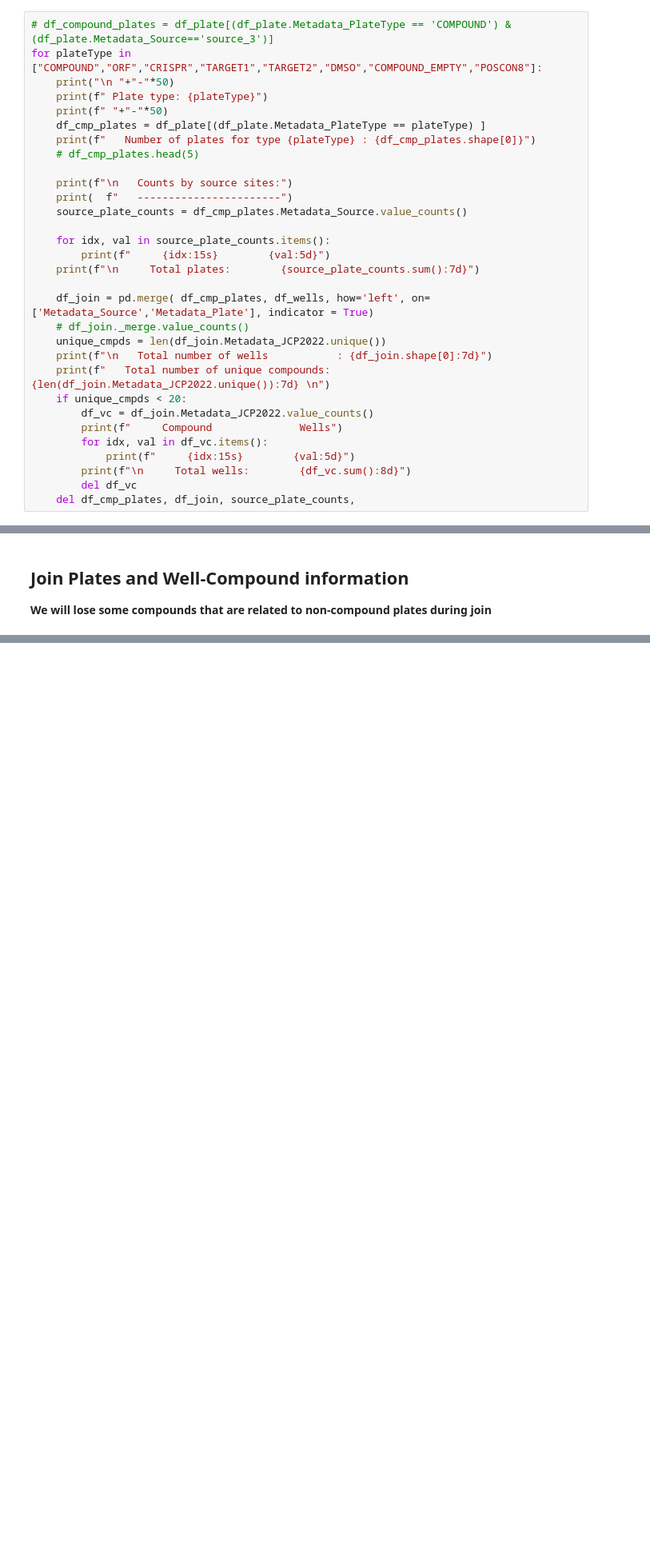
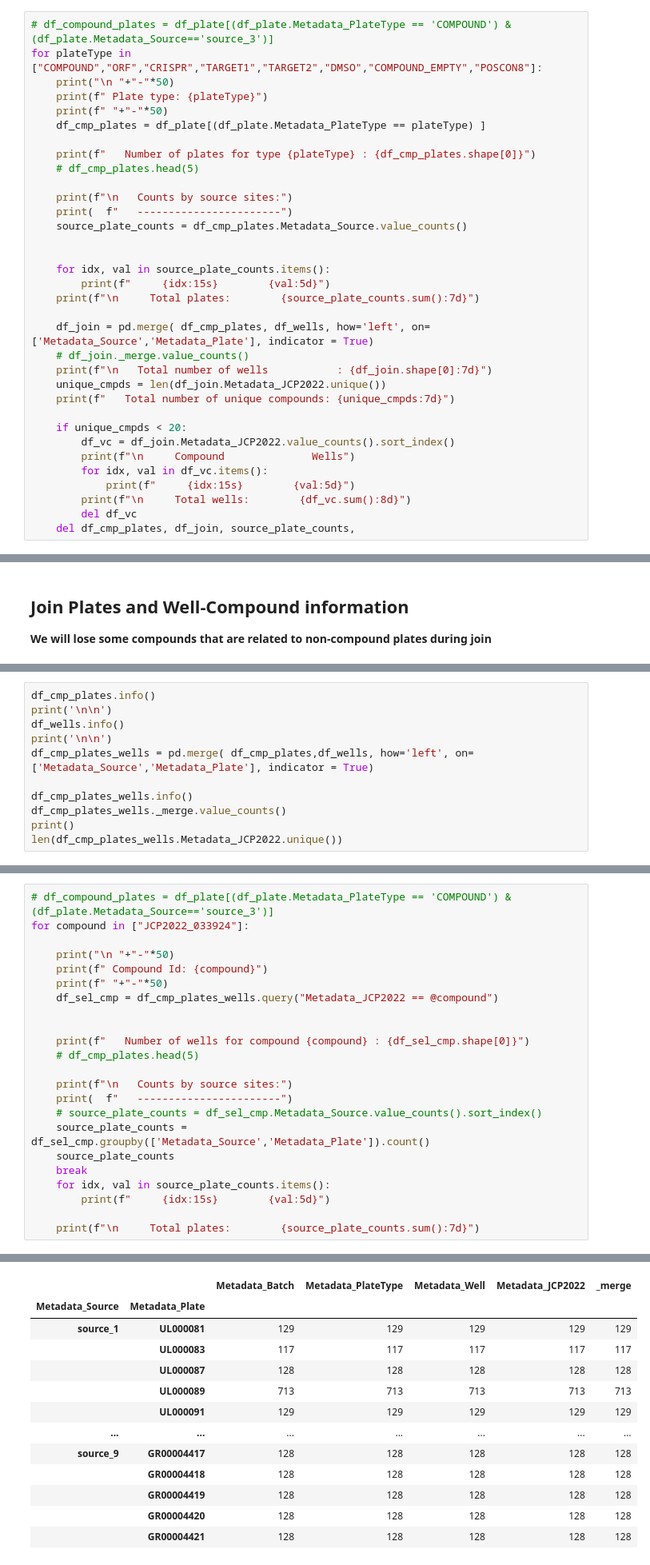
Before and after one commit to kbardool/Cellpainting-DataPrep, a Jupyter notebook: 3-Dataprep_3_ExtendedMetadata.ipynb, the cells around one changed output, grey strips where cells are left out. Shown at 80% size. Saved outputs shown, nothing was run; the diff lists cells and outputs as text; blank space fills up the shorter version.

```diff
--- a/3-Dataprep_3_ExtendedMetadata.ipynb
+++ b/3-Dataprep_3_ExtendedMetadata.ipynb
@@ -478,6 +622,7 @@ for plateType in ["COMPOUND","ORF","CRISPR","TARGET1","TARGET2","DMSO","COMPOUND
     print(f" Plate type: {plateType}")
     print(f" "+"-"*50)
     df_cmp_plates = df_plate[(df_plate.Metadata_PlateType == plateType) ]
+
     print(f"   Number of plates for type {plateType} : {df_cmp_plates.shape[0]}")
     # df_cmp_plates.head(5)
 
@@ -485,18 +630,20 @@ for plateType in ["COMPOUND","ORF","CRISPR","TARGET1","TARGET2","DMSO","COMPOUND
     print(  f"   -----------------------")
     source_plate_counts = df_cmp_plates.Metadata_Source.value_counts()
 
+
     for idx, val in source_plate_counts.items():
         print(f"     {idx:15s}        {val:5d}")
     print(f"\n     Total plates:        {source_plate_counts.sum():7d}")
 
     df_join = pd.merge( df_cmp_plates, df_wells, how='left', on=['Metadata_Source','Metadata_Plate'], indicator = True)
     # df_join._merge.value_counts()
+    print(f"\n   Total number of wells           : {df_join.shape[0]:7d}")
     unique_cmpds = len(df_join.Metadata_JCP2022.unique())
-    print(f"\n   Total number of wells           : {df_join.shape[0]:7d}")
-    print(f"   Total number of unique compounds: {len(df_join.Metadata_JCP2022.unique()):7d} \n")
+    print(f"   Total number of unique compounds: {unique_cmpds:7d}")
+
     if unique_cmpds < 20:
-        df_vc = df_join.Metadata_JCP2022.value_counts()
-        print(f"     Compound              Wells")
+        df_vc = df_join.Metadata_JCP2022.value_counts().sort_index()
+        print(f"\n     Compound              Wells")
         for idx, val in df_vc.items():
             print(f"     {idx:15s}        {val:5d}")
         print(f"\n     Total wells:        {df_vc.sum():8d}")
@@ -596,3 +744,14 @@ left_only          0
 right_only         0
 Name: count, dtype: int64
 115733
+# %%
+df_cmp_plates.info()
+print('\n\n')
+df_wells.info()
+print('\n\n')
+df_cmp_plates_wells = pd.merge( df_cmp_plates,df_wells, how='left', on=['Metadata_Source','Metadata_Plate'], indicator = True)
+
+df_cmp_plates_wells.info()
+df_cmp_plates_wells._merge.value_counts()
+print()
+len(df_cmp_plates_wells.Metadata_JCP2022.unique())
@@ -657,0 +986,24 @@ for i,j in zip(df_compound_counts.index[:35],df_compound_counts_2.index[:35]):
+# %%
+# df_compound_plates = df_plate[(df_plate.Metadata_PlateType == 'COMPOUND') & (df_plate.Metadata_Source=='source_3')]
+for compound in ["JCP2022_033924"]:
+
+    print("\n "+"-"*50)
+    print(f" Compound Id: {compound}")
+    print(f" "+"-"*50)
+    df_sel_cmp = df_cmp_plates_wells.query("Metadata_JCP2022 == @compound")
+
+
+    print(f"   Number of wells for compound {compound} : {df_sel_cmp.shape[0]}")
+    # df_cmp_plates.head(5)
+
+    print(f"\n   Counts by source sites:")
+    print(  f"   -----------------------")
+    # source_plate_counts = df_sel_cmp.Metadata_Source.value_counts().sort_index()
+    source_plate_counts = df_sel_cmp.groupby(['Metadata_Source','Metadata_Plate']).count()
+    source_plate_counts
+    break
+    for idx, val in source_plate_counts.items():
+        print(f"     {idx:15s}        {val:5d}")
+
+    print(f"\n     Total plates:        {source_plate_counts.sum():7d}")
+# %% [output]
@@ -657,0 +1017,13 @@ for i,j in zip(df_compound_counts.index[:35],df_compound_counts_2.index[:35]):
+|  |  | Metadata_Batch | Metadata_PlateType | Metadata_Well | Metadata_JCP2022 | _merge |
+| Metadata_Source | Metadata_Plate |  |  |  |  |  |
+| source_1 | UL000081 | 129 | 129 | 129 | 129 | 129 |
+|  | UL000083 | 117 | 117 | 117 | 117 | 117 |
+|  | UL000087 | 128 | 128 | 128 | 128 | 128 |
+|  | UL000089 | 713 | 713 | 713 | 713 | 713 |
+|  | UL000091 | 129 | 129 | 129 | 129 | 129 |
+| ... | ... | ... | ... | ... | ... | ... |
+| source_9 | GR00004417 | 128 | 128 | 128 | 128 | 128 |
+|  | GR00004418 | 128 | 128 | 128 | 128 | 128 |
+|  | GR00004419 | 128 | 128 | 128 | 128 | 128 |
+|  | GR00004420 | 128 | 128 | 128 | 128 | 128 |
+|  | GR00004421 | 128 | 128 | 128 | 128 | 128 |
```
Also changed, not shown: parts of 29 cells of this notebook, 21 other files.
